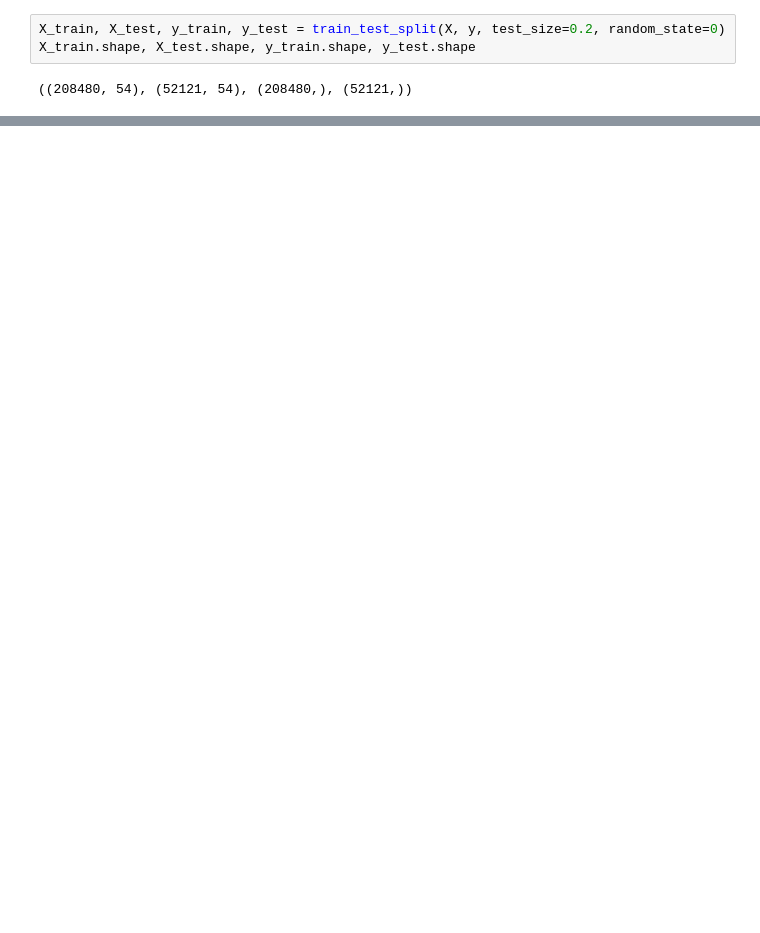
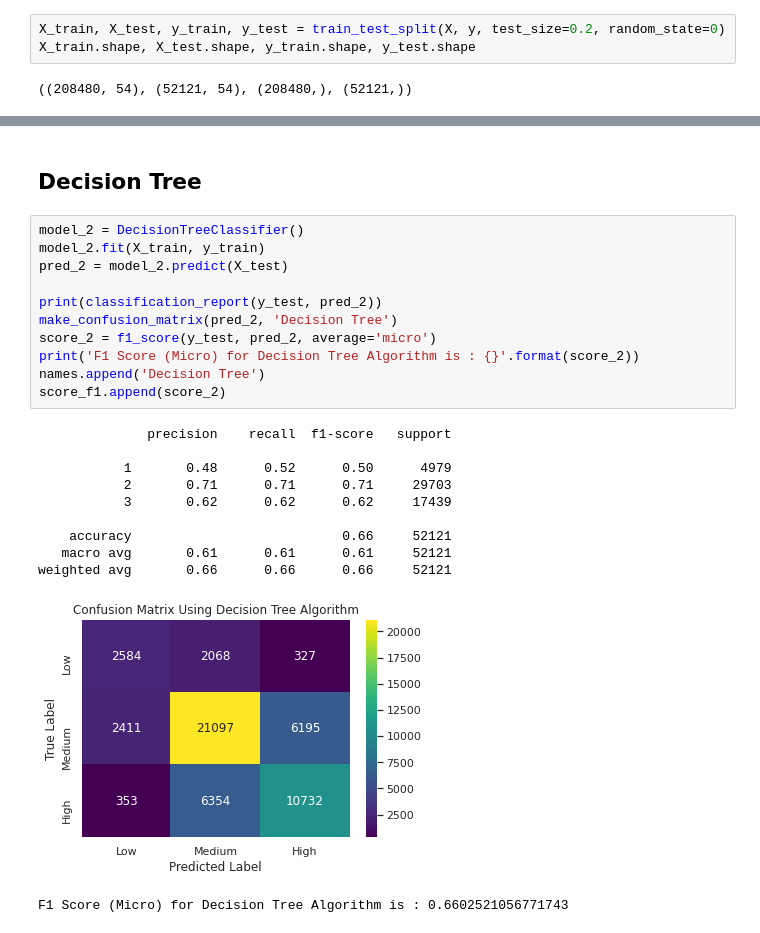
Before and after one commit to ReynaraEzra/Richter-Earthquake-Prediction, a Jupyter notebook: Richter_Prediction_Part2.ipynb, the cells around one changed output, grey strips where cells are left out. Drawn from its saved outputs; the diff is of its cells as text; blank space fills up the shorter version.

```diff
--- a/Richter_Prediction_Part2.ipynb
+++ b/Richter_Prediction_Part2.ipynb
@@ -428,0 +343,25 @@ col
+# %% [markdown]
+## **Decision Tree**
+# %%
+model_2 = DecisionTreeClassifier()
+model_2.fit(X_train, y_train)
+pred_2 = model_2.predict(X_test)
+
+print(classification_report(y_test, pred_2))
+make_confusion_matrix(pred_2, 'Decision Tree')
+score_2 = f1_score(y_test, pred_2, average='micro')
+print('F1 Score (Micro) for Decision Tree Algorithm is : {}'.format(score_2))
+names.append('Decision Tree')
+score_f1.append(score_2)
+# %% [output]
+              precision    recall  f1-score   support
+
+           1       0.48      0.52      0.50      4979
+           2       0.71      0.71      0.71     29703
+           3       0.62      0.62      0.62     17439
+
+    accuracy                           0.66     52121
+   macro avg       0.61      0.61      0.61     52121
+weighted avg       0.66      0.66      0.66     52121
+[figure, added]
+F1 Score (Micro) for Decision Tree Algorithm is : 0.6602521056771743
```
Also changed, not shown: parts of 38 cells of this notebook.
